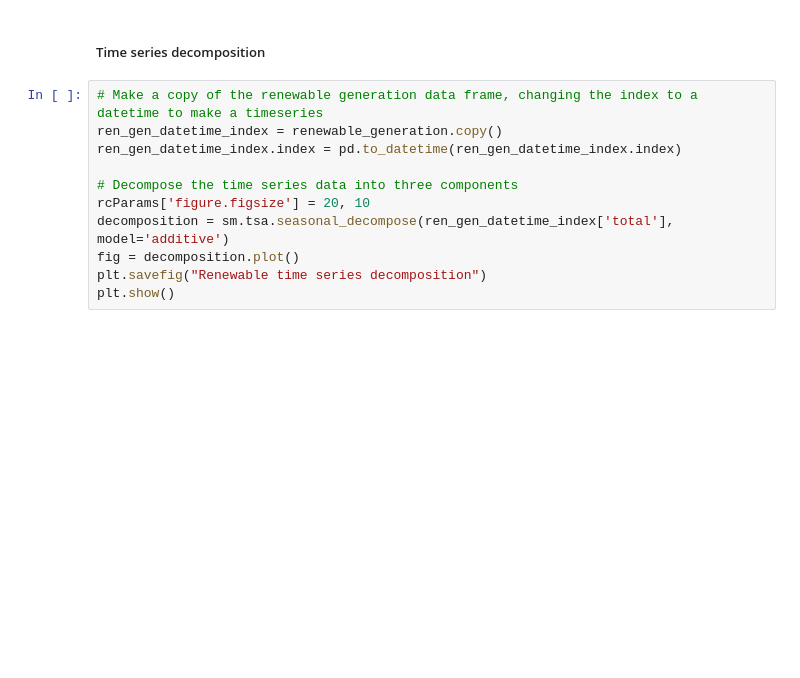
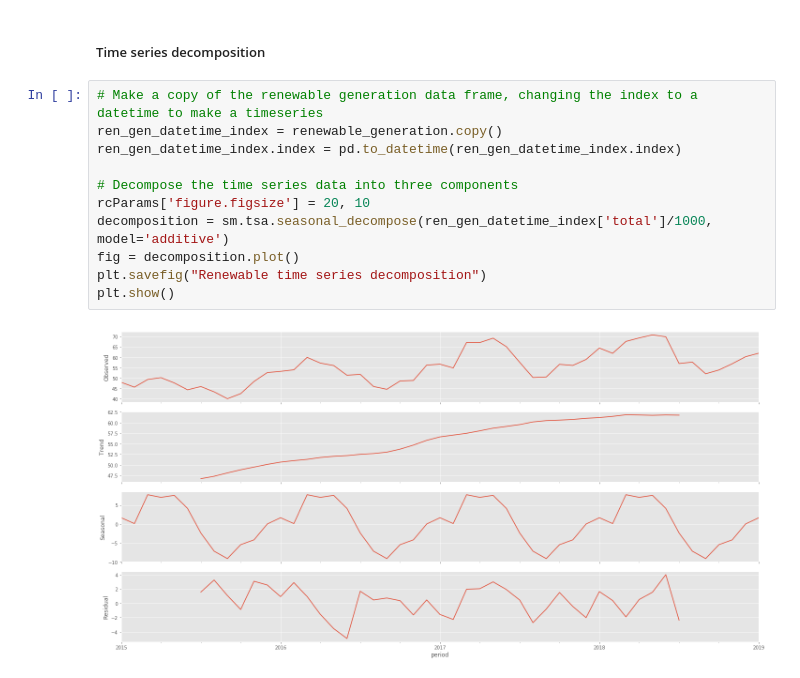
Before and after one commit to colliers95/Trump_vs_climate_web_scraping_project, a Jupyter notebook: Energy and emissions data analysis.ipynb, the cells around one changed output. Drawn from its saved outputs; the diff is of its cells as text; blank space fills up the shorter version.

```diff
--- a/Energy and emissions data analysis.ipynb
+++ b/Energy and emissions data analysis.ipynb
@@ -286,11 +312,13 @@ p-value well above 5% threshold indicates we cannot reject the null hypothesis t
 # %%
 # Make a copy of the renewable generation data frame, changing the index to a datetime to make a timeseries
 ren_gen_datetime_index = renewable_generation.copy()
 ren_gen_datetime_index.index = pd.to_datetime(ren_gen_datetime_index.index)
 
 # Decompose the time series data into three components
 rcParams['figure.figsize'] = 20, 10
-decomposition = sm.tsa.seasonal_decompose(ren_gen_datetime_index['total'], model='additive')
+decomposition = sm.tsa.seasonal_decompose(ren_gen_datetime_index['total']/1000, model='additive')
 fig = decomposition.plot()
 plt.savefig("Renewable time series decomposition")
 plt.show()
+# %% [output]
+[figure, added]
```
Also changed, not shown: parts of 5 cells of this notebook, 13 other files.
